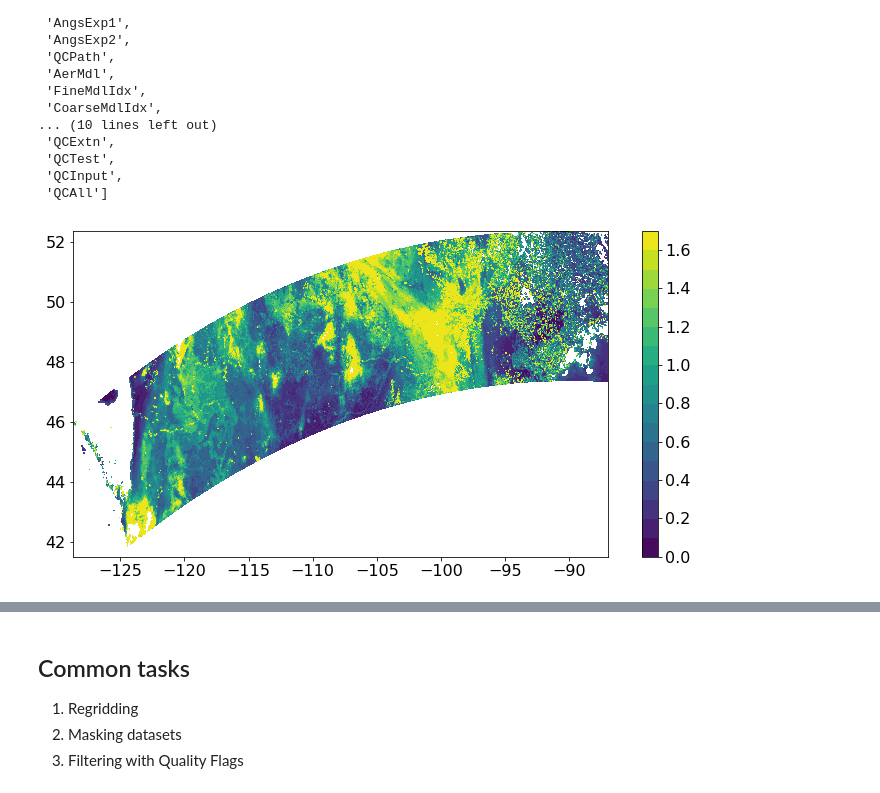
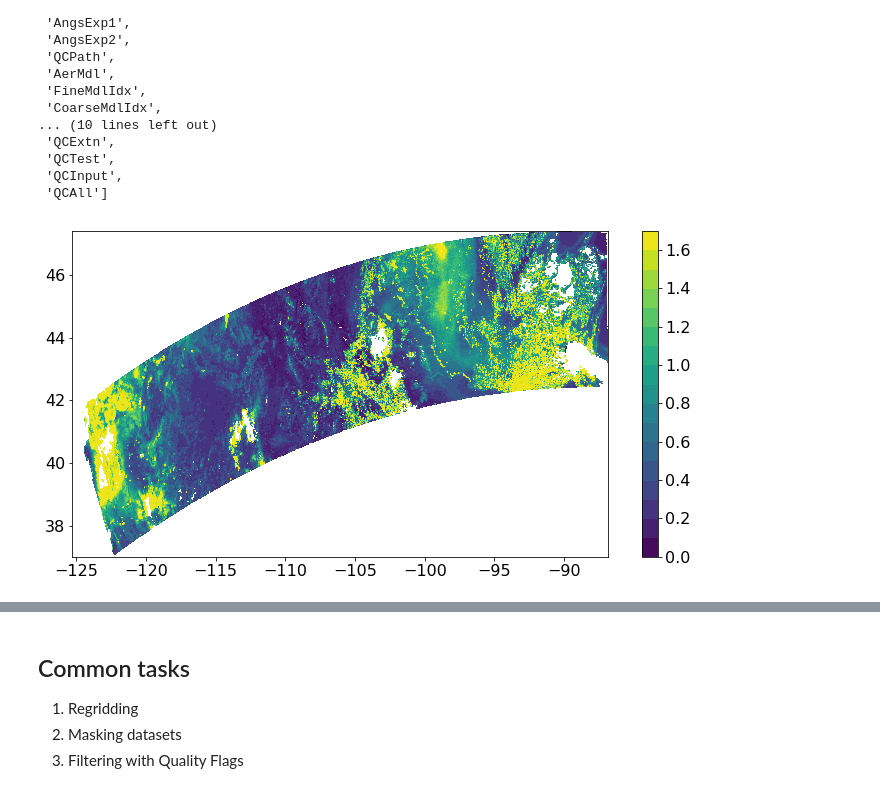
Before and after one commit to eviatarbach/ncep-lectures, a Jupyter notebook: part-3.ipynb, the cells around one changed output, grey strips where cells are left out. Saved outputs shown, nothing was run; the diff lists cells and outputs as text; code cells hidden in the pictures.

```diff
--- a/part-3.ipynb
+++ b/part-3.ipynb
@@ -98,7 +95,7 @@ LEO Satellites orbit the earth many times a day, data are oganized in 1 minute s
 from netCDF4 import Dataset
 # %%
 # Import your data...
-fname='data/JRR-AOD_v1r1_npp_s201808091957192_e201808091958434_c201808092051240.nc'
+fname='data/JRR-AOD_v1r1_npp_s201808091955538_e201808091957180_c201808092049460.nc'
 file_id_NPP = Dataset(fname)
 
 # Print a list of variables
@@ -126,10 +123,8 @@ AOD_NPP = file_id_NPP.variables['AOD550'][:,:]
 lat_NPP = file_id_NPP.variables['Latitude'][:,:]
 lon_NPP = file_id_NPP.variables['Longitude'][:,:]
 # %%
-levs = np.arange(0, 1.8, 0.1)
-
 plt.contourf(lon_NPP, lat_NPP, AOD_NPP, levs)
 plt.colorbar()
 plt.show()
 # %% [output]
-[figure, old version]
+[figure, new version]
```
Also changed, not shown: parts of 9 cells of this notebook, 3 other files.
